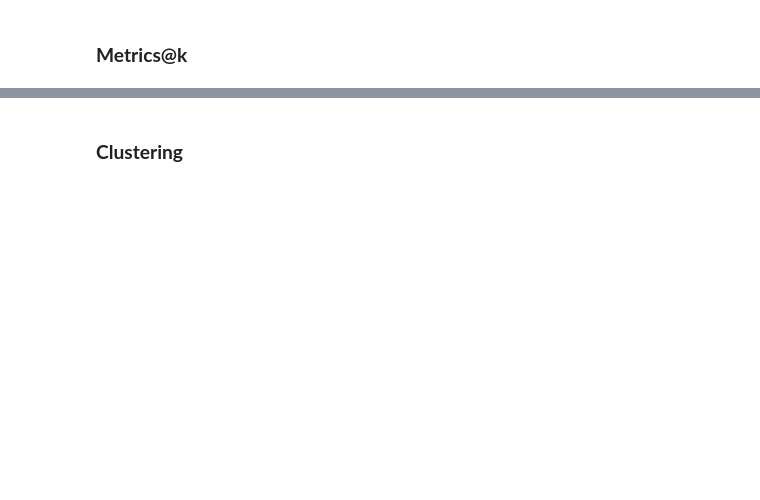
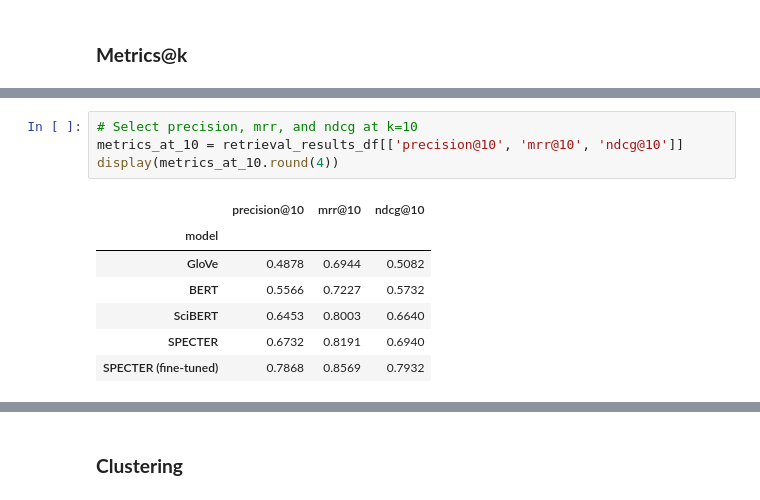
Before and after one commit to nadrajak/arxiv-semantic-search, a Jupyter notebook: notebooks/2-arxiv-evaluation.ipynb, the cells around one changed output, grey strips where cells are left out. Cells and saved outputs as stored; diff of their text form; blank space fills up the shorter version.

```diff
--- a/notebooks/2-arxiv-evaluation.ipynb
+++ b/notebooks/2-arxiv-evaluation.ipynb
@@ -257,0 +353,12 @@ The fine-tuning improvement seems almost too good. But we belive it to be reason
+# %%
+# Select precision, mrr, and ndcg at k=10
+metrics_at_10 = retrieval_results_df[['precision@10', 'mrr@10', 'ndcg@10']]
+display(metrics_at_10.round(4))
+# %% [output]
+|  | precision@10 | mrr@10 | ndcg@10 |
+| model |  |  |  |
+| GloVe | 0.4878 | 0.6944 | 0.5082 |
+| BERT | 0.5566 | 0.7227 | 0.5732 |
+| SciBERT | 0.6453 | 0.8003 | 0.6640 |
+| SPECTER | 0.6732 | 0.8191 | 0.6940 |
+| SPECTER (fine-tuned) | 0.7868 | 0.8569 | 0.7932 |
```
Also changed, not shown: parts of 22 cells of this notebook.
